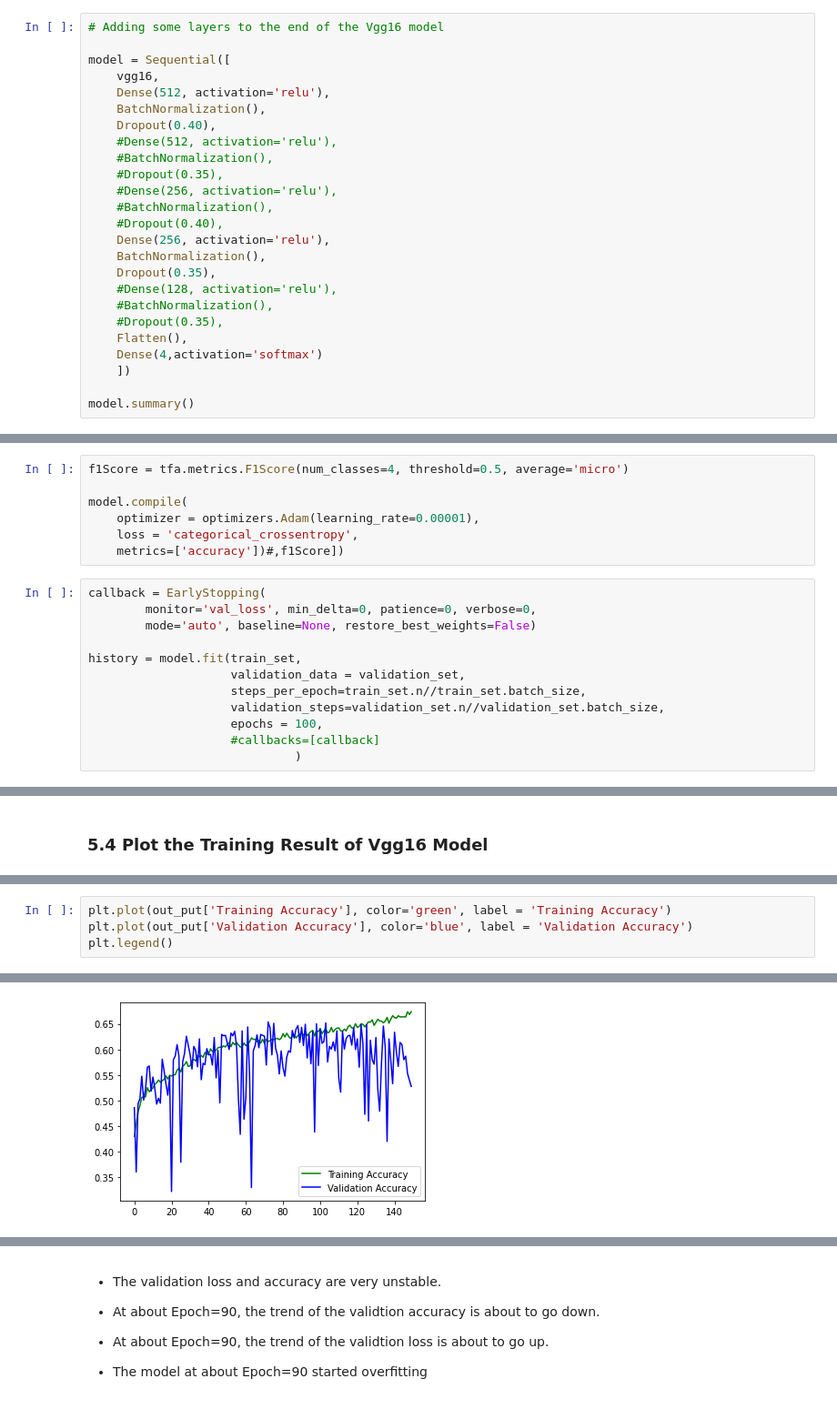
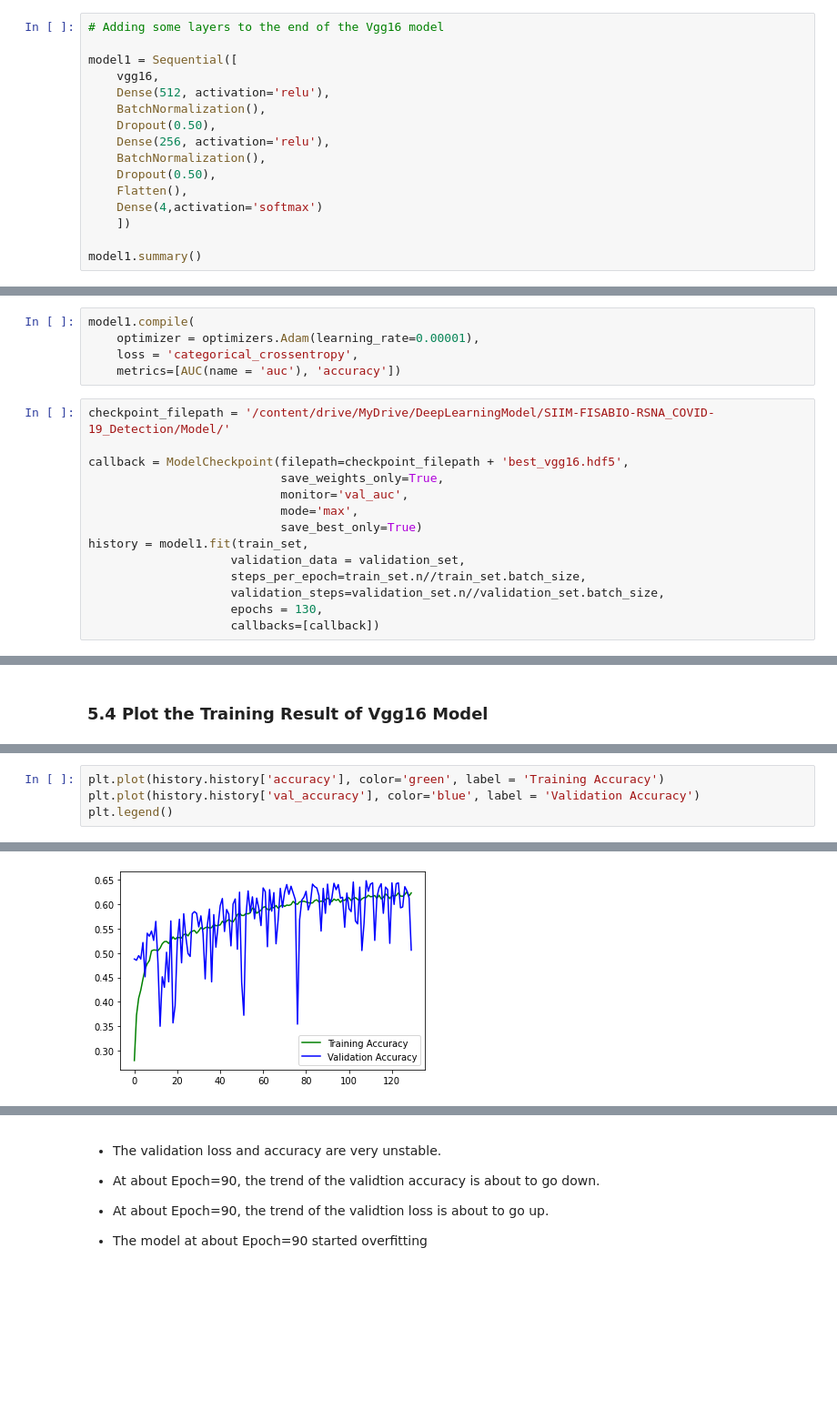
Before and after one commit to Shixin000/SIIM-FISABIO-RSNA-COVID-19-Detection, a Jupyter notebook: Notebook/pre_processing&Modeling.ipynb, the cells around one changed output, grey strips where cells are left out. Shown at 91% size. Cells and saved outputs as stored; diff of their text form; blank space fills up the shorter version.

Commit message:
more training on the models

```diff
--- a/Notebook/pre_processing&Modeling.ipynb
+++ b/Notebook/pre_processing&Modeling.ipynb
@@ -286,26 +363,17 @@ _________________________________________________________________
 # %%
 # Adding some layers to the end of the Vgg16 model
 
-model = Sequential([
+model1 = Sequential([
     vgg16,
     Dense(512, activation='relu'),
     BatchNormalization(),
-    Dropout(0.40),
-    #Dense(512, activation='relu'),
-    #BatchNormalization(),
-    #Dropout(0.35),
-    #Dense(256, activation='relu'),
-    #BatchNormalization(),
-    #Dropout(0.40),
+    Dropout(0.50),
     Dense(256, activation='relu'),
     BatchNormalization(),
-    Dropout(0.35),
-    #Dense(128, activation='relu'),
-    #BatchNormalization(),
-    #Dropout(0.35),
+    Dropout(0.50),
     Flatten(),
     Dense(4,activation='softmax')
     ])
 
-model.summary()
+model1.summary()
 # %% [output]
@@ -329,22 +397,22 @@ _________________________________________________________________
 # %% [markdown]
 ### 5.3 Train the Vgg16 Model
 # %%
-f1Score = tfa.metrics.F1Score(num_classes=4, threshold=0.5, average='micro')
-
-model.compile(
+model1.compile(
     optimizer = optimizers.Adam(learning_rate=0.00001),
     loss = 'categorical_crossentropy',
-    metrics=['accuracy'])#,f1Score])
+    metrics=[AUC(name = 'auc'), 'accuracy'])
 # %%
-callback = EarlyStopping(
-        monitor='val_loss', min_delta=0, patience=0, verbose=0,
-        mode='auto', baseline=None, restore_best_weights=False)
+checkpoint_filepath = '/content/drive/MyDrive/DeepLearningModel/SIIM-FISABIO-RSNA_COVID-19_Detection/Model/'
 
-history = model.fit(train_set,
+callback = ModelCheckpoint(filepath=checkpoint_filepath + 'best_vgg16.hdf5',
+                           save_weights_only=True,
+                           monitor='val_auc',
+                           mode='max',
+                           save_best_only=True)
+history = model1.fit(train_set,
                     validation_data = validation_set,
                     steps_per_epoch=train_set.n//train_set.batch_size,
                     validation_steps=validation_set.n//validation_set.batch_size,
-                    epochs = 100,
-                    #callbacks=[callback]
-                             )
+                    epochs = 130,
+                    callbacks=[callback])
 # %% [output]
@@ -379,8 +438,8 @@ out_put.shape
 # %%
-plt.plot(out_put['Training Accuracy'], color='green', label = 'Training Accuracy')
-plt.plot(out_put['Validation Accuracy'], color='blue', label = 'Validation Accuracy')
+plt.plot(history.history['accuracy'], color='green', label = 'Training Accuracy')
+plt.plot(history.history['val_accuracy'], color='blue', label = 'Validation Accuracy')
 plt.legend()
 # %% [output]
 <matplotlib.legend.Legend at 0x...>
-[figure, old version]
+[figure, new version]
 # %%
```
Also changed, not shown: parts of 74 cells of this notebook.
